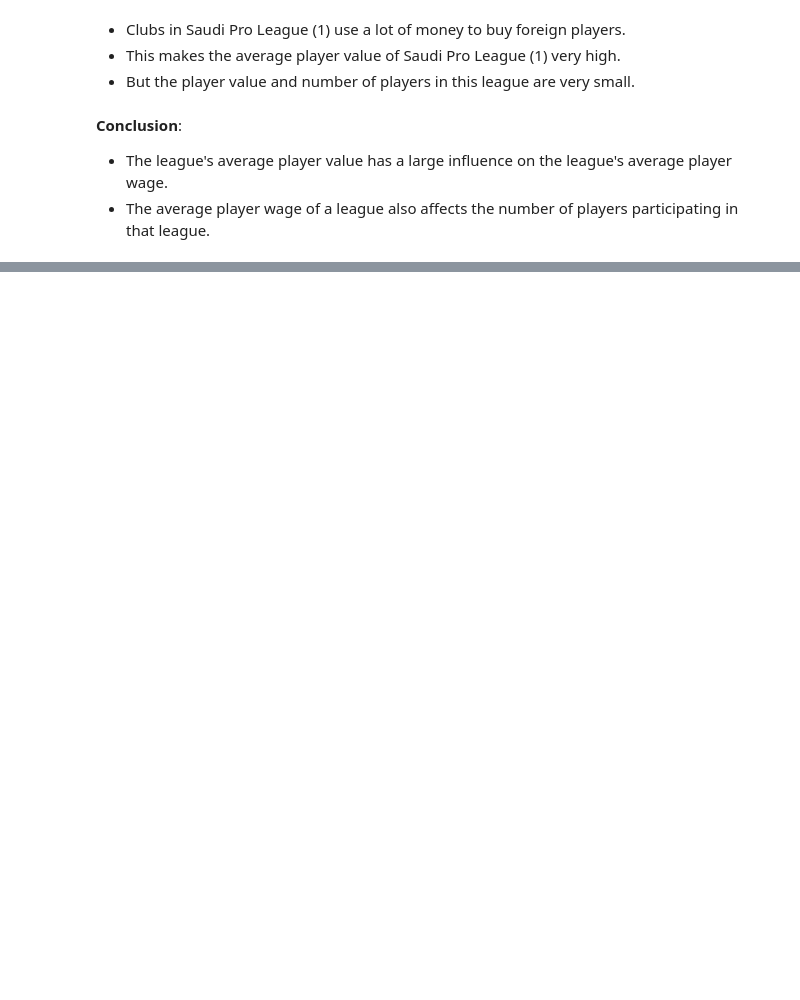
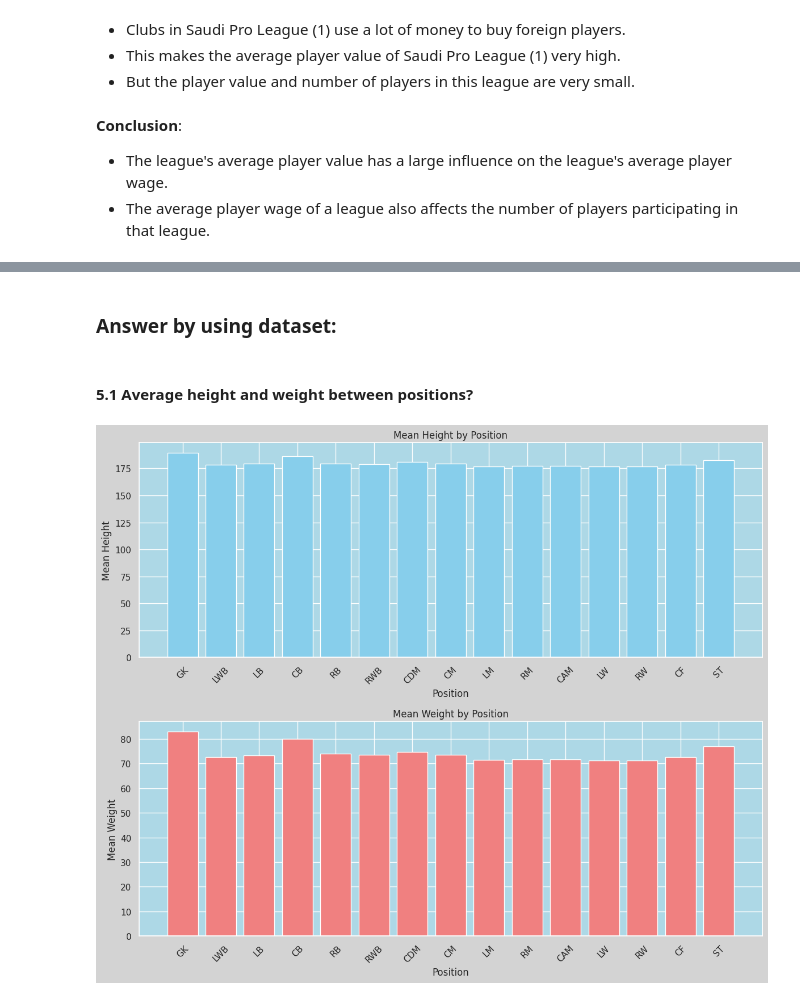
Before and after one commit to TranPhanPhucAn/Final_project_NMKHDL, a Jupyter notebook: Making_Questions.ipynb, the cells around one changed output, grey strips where cells are left out. Saved outputs shown, nothing was run; the diff lists cells and outputs as text; code cells hidden in the pictures; blank space fills up the shorter version.

```diff
--- a/Making_Questions.ipynb
+++ b/Making_Questions.ipynb
@@ -583,0 +590,40 @@ plt.show()
+# %% [markdown]
+### Answer by using dataset:
+# %% [markdown]
+#### 5.1 Average height and weight between positions?
+# %%
+merged_df = one_hot_position_df.merge(cleaned_df[['Height', 'Weight']], left_index=True, right_index=True)
+
+# Calculate mean height and mean weight for each position
+mean_stats_by_pos = {}
+for col in one_hot_position_df.columns:
+    mean_stats_by_pos[col] = {
+        'Mean Height': merged_df[merged_df[col] == 1]['Height'].mean(),
+        'Mean Weight': merged_df[merged_df[col] == 1]['Weight'].mean()
+    }
+
+# Create DataFrames from the calculated mean values
+mean_height_df = pd.DataFrame([(pos, stats['Mean Height']) for pos, stats in mean_stats_by_pos.items()], columns=['Position', 'Mean Height'])
+mean_weight_df = pd.DataFrame([(pos, stats['Mean Weight']) for pos, stats in mean_stats_by_pos.items()], columns=['Position', 'Mean Weight'])
+
+# Plotting the mean height and mean weight for each position
+fig, axes = plt.subplots(nrows=2, ncols=1, figsize=(12, 10))
+
+# Bar plot for mean height
+axes[0].bar(mean_height_df['Position'], mean_height_df['Mean Height'], color='skyblue')
+axes[0].set_title('Mean Height by Position')
+axes[0].set_xlabel('Position')
+axes[0].set_ylabel('Mean Height')
+axes[0].tick_params(axis='x', rotation=45)
+
+# Bar plot for mean weight
+axes[1].bar(mean_weight_df['Position'], mean_weight_df['Mean Weight'], color='lightcoral')
+axes[1].set_title('Mean Weight by Position')
+axes[1].set_xlabel('Position')
+axes[1].set_ylabel('Mean Weight')
+axes[1].tick_params(axis='x', rotation=45)
+
+plt.tight_layout()
+plt.show()
+# %% [output]
+[figure, added]
```
Also changed, not shown: parts of 26 cells of this notebook.
